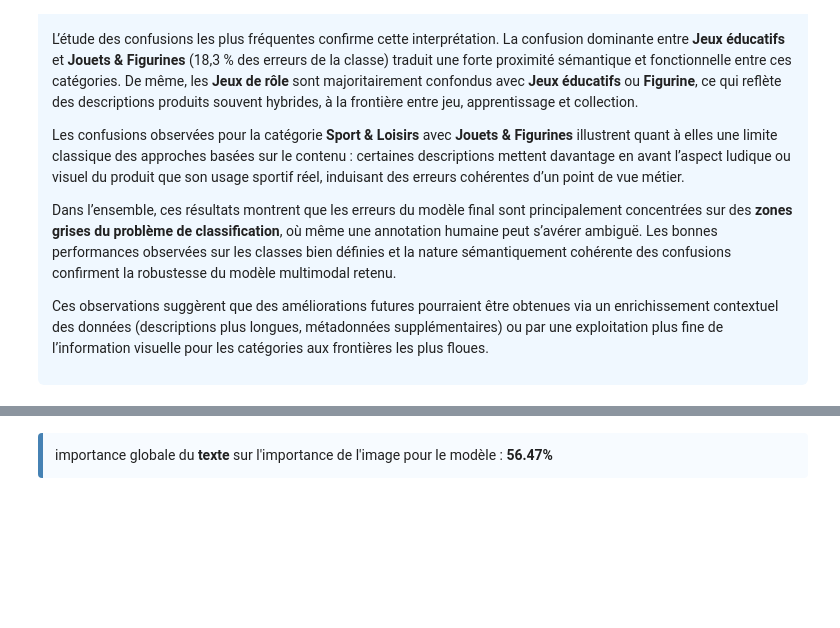
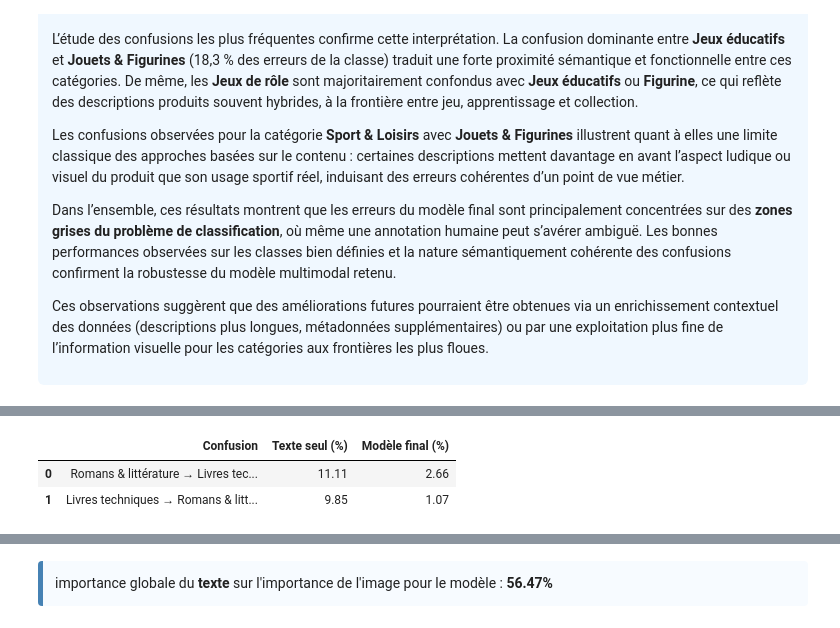
Before and after one commit to beautiful-pixel/DS_rakuten, a Jupyter notebook: notebooks/multimodal_01_model.ipynb, the cells around one changed output, grey strips where cells are left out. Drawn from its saved outputs; the diff is of its cells as text; code cells hidden in the pictures; blank space fills up the shorter version.

```diff
--- a/notebooks/multimodal_01_model.ipynb
+++ b/notebooks/multimodal_01_model.ipynb
@@ -358,0 +410,34 @@ coef_image = coef[:, n_classes:]
+# %%
+def confusion_rate(y_true, y_pred, true_idx, pred_idx):
+    """
+    Pourcentage des échantillons de la classe true_idx
+    prédits comme pred_idx.
+    """
+    mask_true = (y_true == true_idx)
+    if mask_true.sum() == 0:
+        return 0.0
+
+    confused = (y_pred == pred_idx) & mask_true
+    return confused.sum() / mask_true.sum() * 100
+
+categories = [CATEGORY_SHORT_NAMES[c] for c in encoder.inverse_transform(range(27))]
+
+idx_lt = categories.index('Livres techniques')
+idx_rl = categories.index('Romans & littérature')
+
+rate_txt_rl_to_lt = confusion_rate(y_test, y_pred_txt, idx_rl, idx_lt)
+rate_txt_lt_to_rl = confusion_rate(y_test, y_pred_txt, true_idx=idx_lt, pred_idx=idx_rl)
+rate_final_rl_to_lt = confusion_rate(y_test, y_pred_final, true_idx=idx_rl, pred_idx=idx_lt)
+rate_final_lt_to_rl = confusion_rate(y_test, y_pred_final, true_idx=idx_lt, pred_idx=idx_rl)
+
+df_confusion = pd.DataFrame({
+    "Confusion": ["Romans & littérature → Livres techniques", "Livres techniques → Romans & littérature"],
+    "Texte seul (%)": [rate_txt_rl_to_lt, rate_txt_lt_to_rl],
+    "Modèle final (%)": [rate_final_rl_to_lt, rate_final_lt_to_rl],
+})
+
+df_confusion.round(2)
+# %% [output]
+|  | Confusion | Texte seul (%) | Modèle final (%) |
+| 0 | Romans & littérature → Livres tec... | 11.11 | 2.66 |
+| 1 | Livres techniques → Romans & litt... | 9.85 | 1.07 |
```
Also changed, not shown: parts of 10 cells of this notebook.
